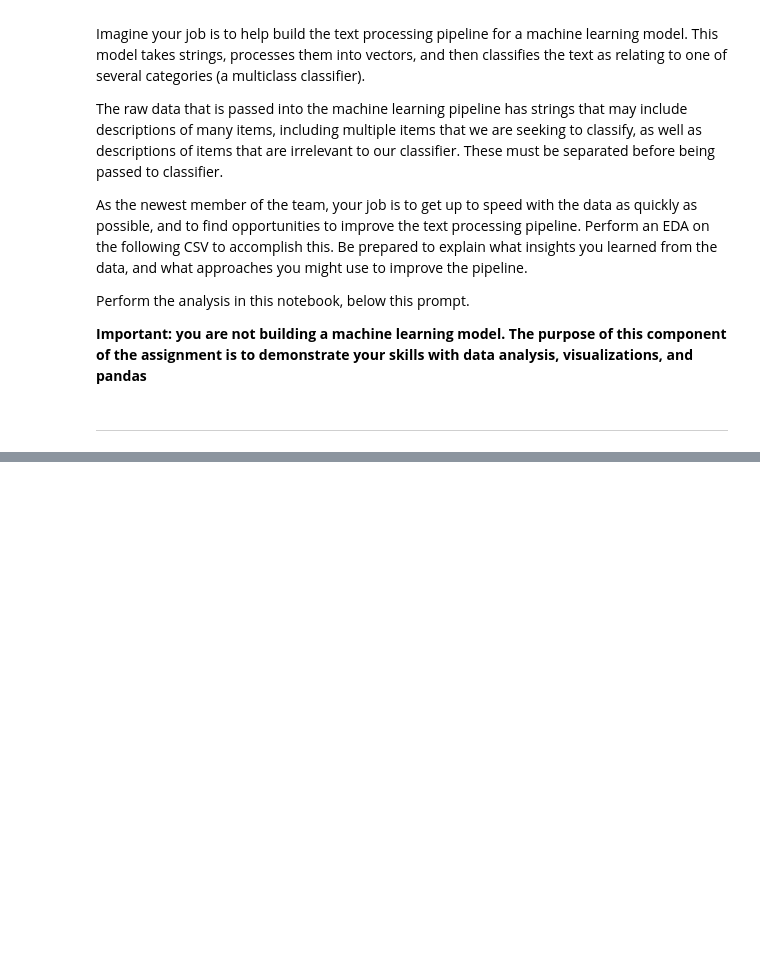
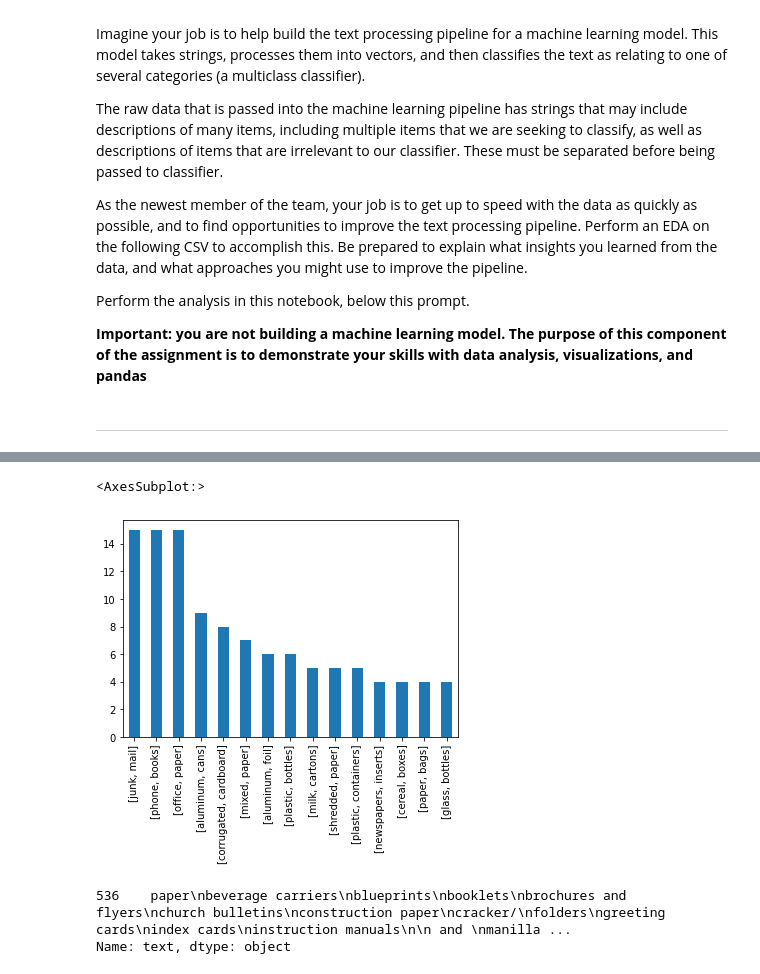
Before and after one commit to stimsonc/analyst-takehome, a Jupyter notebook: takehome.ipynb, the cells around one changed output, grey strips where cells are left out. Drawn from its saved outputs; the diff is of its cells as text; code cells hidden in the pictures; blank space fills up the shorter version.

```diff
--- a/takehome.ipynb
+++ b/takehome.ipynb
@@ -81,0 +188,20 @@ Perform the analysis in this notebook, below this prompt.
+# %%
+"""
+27% of rows have 2 tokens.
+Many entries are [adjective + noun].
+Many are about paper items, as well as other waste (foil, cans).
+
+12% of rows have 3 tokens. (figure not shown)
+Many are also [adjective, noun] combinations.
+Many are single categories (e.g. 'frozen food boxes', 'aluminum beverage cans').
+"""
+df.loc[df['token_count'] == 2, 'tokens'].value_counts().head(15).plot(kind='bar')
+# %% [output]
+<AxesSubplot:>
+[figure, added]
+# %%
+# Large token count exampele
+df.sort_values('token_count', ascending=False).text.head(1)
+# %% [output]
+536    paper\nbeverage carriers\nblueprints\nbooklets\nbrochures and flyers\nchurch bulletins\nconstruction paper\ncracker/\nfolders\ngreeting cards\nindex cards\ninstruction manuals\n\n and \nmanilla ...
+Name: text, dtype: object
```
Also changed, not shown: parts of 39 cells of this notebook, 15 other files.
